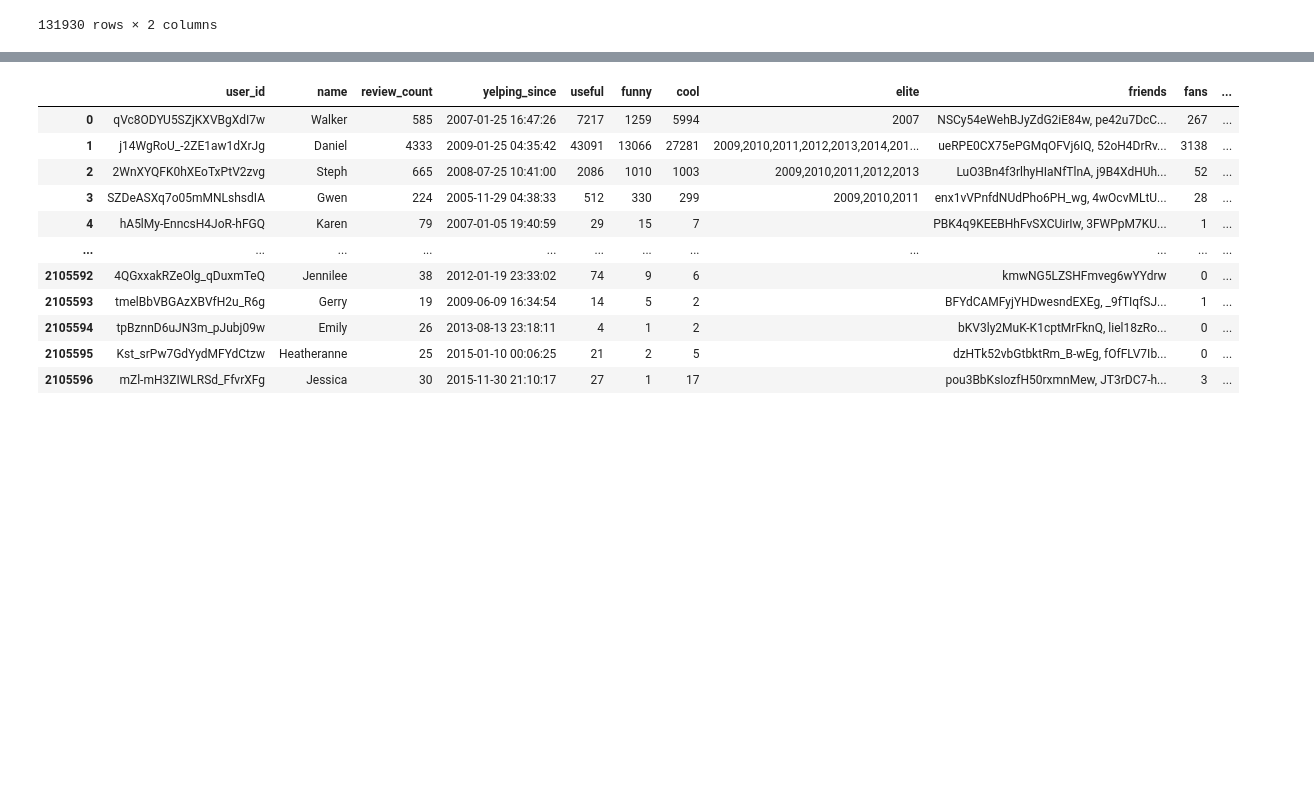
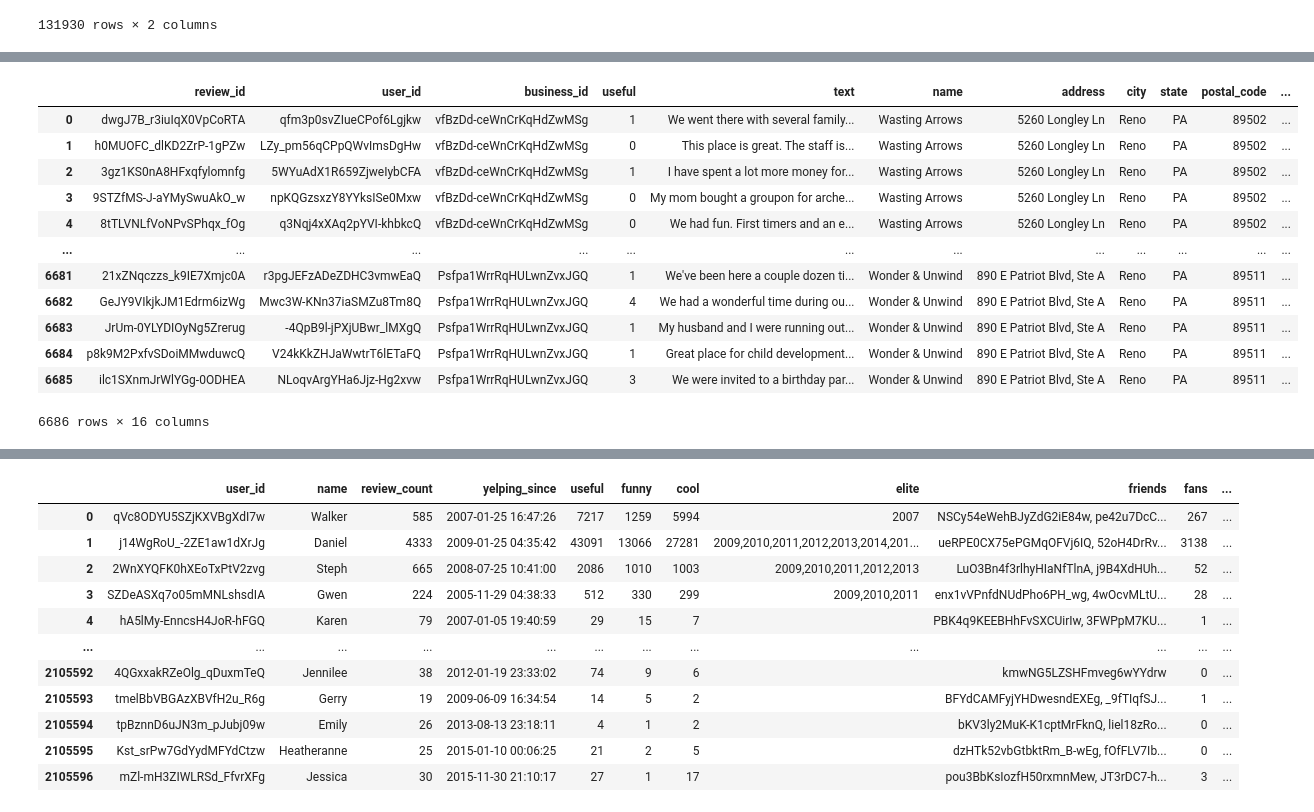
Before and after one commit to suarez-oa/Proyecto_Final_Henry, a Jupyter notebook: ProyectoFinal.ipynb, the cells around one changed output, grey strips where cells are left out. Saved outputs shown, nothing was run; the diff lists cells and outputs as text; code cells hidden in the pictures; blank space fills up the shorter version.

```diff
--- a/ProyectoFinal.ipynb
+++ b/ProyectoFinal.ipynb
@@ -376,6 +308,9 @@ df_checkin_Yelp
 with open ('/content/drive/MyDrive/Colab Notebooks/Yelp/review.json','r') as f:
   jreview = [json.loads(line) for line in f]
 
-#Df
 df_review_Yelp = pd.DataFrame(jreview)
+df_review_Yelp = df_review_Yelp.drop(columns=['stars'])
+df_review_Yelp = df_review_Yelp.drop(columns=['cool'])
+df_review_Yelp = df_review_Yelp.drop(columns=['funny'])
+df_review_Yelp = df_review_Yelp.drop(columns=['date'])
 # %%
@@ -389,0 +320,18 @@ df_review_Yelp.head()
+# %%
+combined_df_business_reviwes = df_review_Yelp.merge(business, on='business_id', how='inner')
+# %%
+combined_df_business_reviwes
+# %% [output]
+|  | review_id | user_id | business_id | useful | text | name | address | city | state | postal_code | ... |
+| 0 | dwgJ7B_r3iuIqX0VpCoRTA | qfm3p0svZIueCPof6Lgjkw | vfBzDd-ceWnCrKqHdZwMSg | 1 | We went there with several family... | Wasting Arrows | 5260 Longley Ln | Reno | PA | 89502 | ... |
+| 1 | h0MUOFC_dlKD2ZrP-1gPZw | LZy_pm56qCPpQWvImsDgHw | vfBzDd-ceWnCrKqHdZwMSg | 0 | This place is great. The staff is... | Wasting Arrows | 5260 Longley Ln | Reno | PA | 89502 | ... |
+| 2 | 3gz1KS0nA8HFxqfylomnfg | 5WYuAdX1R659ZjweIybCFA | vfBzDd-ceWnCrKqHdZwMSg | 1 | I have spent a lot more money for... | Wasting Arrows | 5260 Longley Ln | Reno | PA | 89502 | ... |
+| 3 | 9STZfMS-J-aYMySwuAkO_w | npKQGzsxzY8YYksISe0Mxw | vfBzDd-ceWnCrKqHdZwMSg | 0 | My mom bought a groupon for arche... | Wasting Arrows | 5260 Longley Ln | Reno | PA | 89502 | ... |
+| 4 | 8tTLVNLfVoNPvSPhqx_fOg | q3Nqj4xXAq2pYVI-khbkcQ | vfBzDd-ceWnCrKqHdZwMSg | 0 | We had fun. First timers and an e... | Wasting Arrows | 5260 Longley Ln | Reno | PA | 89502 | ... |
+| ... | ... | ... | ... | ... | ... | ... | ... | ... | ... | ... | ... |
+| 6681 | 21xZNqczzs_k9IE7Xmjc0A | r3pgJEFzADeZDHC3vmwEaQ | Psfpa1WrrRqHULwnZvxJGQ | 1 | We've been here a couple dozen ti... | Wonder & Unwind | 890 E Patriot Blvd, Ste A | Reno | PA | 89511 | ... |
+| 6682 | GeJY9VIkjkJM1Edrm6izWg | Mwc3W-KNn37iaSMZu8Tm8Q | Psfpa1WrrRqHULwnZvxJGQ | 4 | We had a wonderful time during ou... | Wonder & Unwind | 890 E Patriot Blvd, Ste A | Reno | PA | 89511 | ... |
+| 6683 | JrUm-0YLYDIOyNg5Zrerug | -4QpB9l-jPXjUBwr_lMXgQ | Psfpa1WrrRqHULwnZvxJGQ | 1 | My husband and I were running out... | Wonder & Unwind | 890 E Patriot Blvd, Ste A | Reno | PA | 89511 | ... |
+| 6684 | p8k9M2PxfvSDoiMMwduwcQ | V24kKkZHJaWwtrT6lETaFQ | Psfpa1WrrRqHULwnZvxJGQ | 1 | Great place for child development... | Wonder & Unwind | 890 E Patriot Blvd, Ste A | Reno | PA | 89511 | ... |
+| 6685 | ilc1SXnmJrWlYGg-0ODHEA | NLoqvArgYHa6Jjz-Hg2xvw | Psfpa1WrrRqHULwnZvxJGQ | 3 | We were invited to a birthday par... | Wonder & Unwind | 890 E Patriot Blvd, Ste A | Reno | PA | 89511 | ... |
+6686 rows × 16 columns
```
Also changed, not shown: parts of 93 cells of this notebook.
